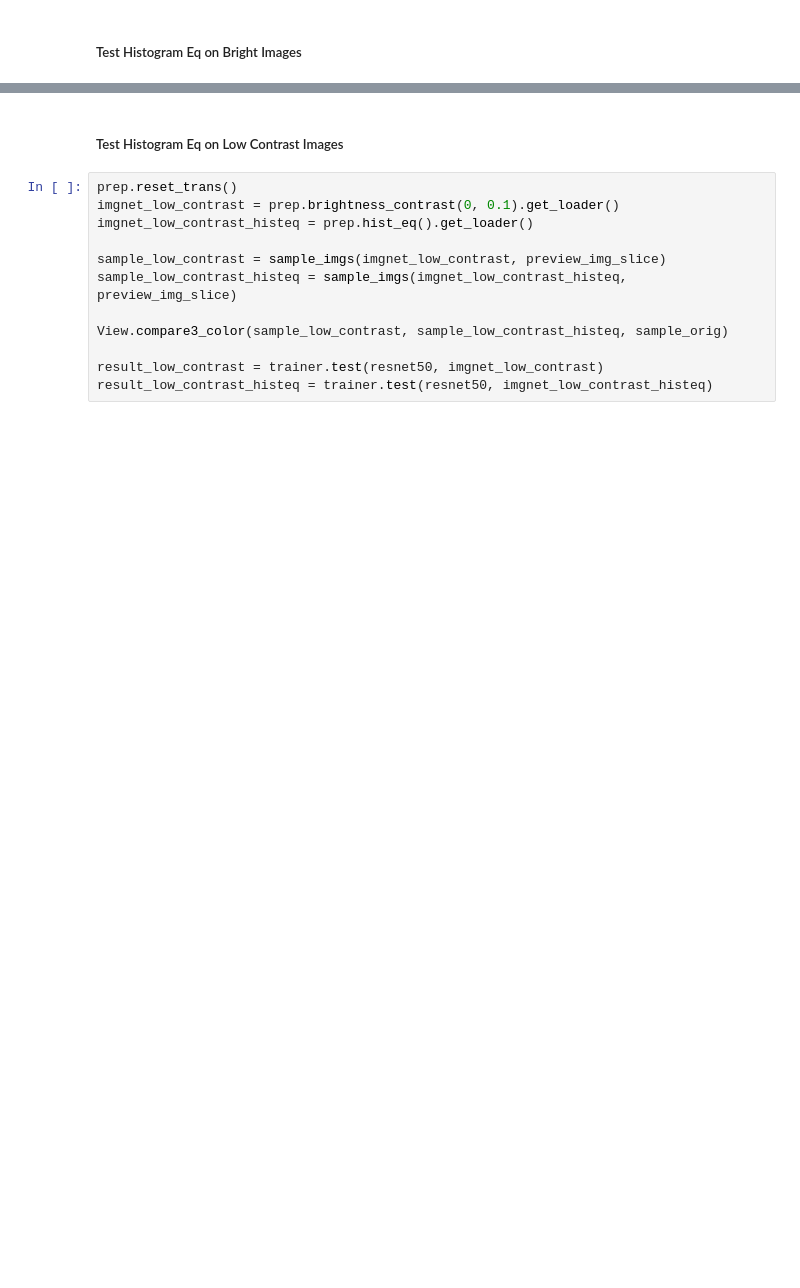
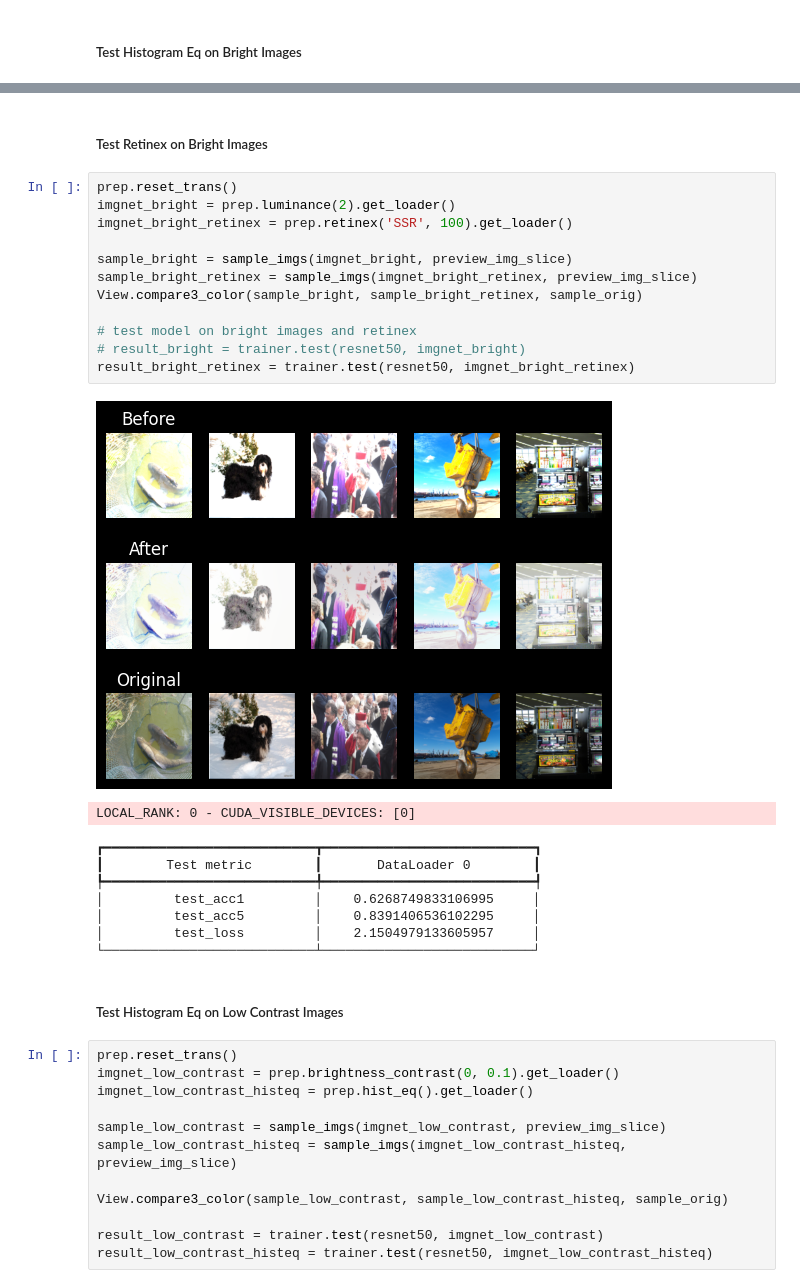
Before and after one commit to jjsuperpower/FIND, a Jupyter notebook: test_model.ipynb, the cells around one changed output, grey strips where cells are left out. Drawn from its saved outputs; the diff is of its cells as text; blank space fills up the shorter version.

```diff
--- a/test_model.ipynb
+++ b/test_model.ipynb
@@ -72,3 +147,27 @@ result_bright_histeq = trainer.test(resnet50, imgnet_bright_histeq)
+# %% [markdown]
+##### Test Retinex on Bright Images
+# %%
+prep.reset_trans()
+imgnet_bright = prep.luminance(2).get_loader()
+imgnet_bright_retinex = prep.retinex('SSR', 100).get_loader()
+
+sample_bright = sample_imgs(imgnet_bright, preview_img_slice)
+sample_bright_retinex = sample_imgs(imgnet_bright_retinex, preview_img_slice)
+View.compare3_color(sample_bright, sample_bright_retinex, sample_orig)
+
+# test model on bright images and retinex
+# result_bright = trainer.test(resnet50, imgnet_bright)
+result_bright_retinex = trainer.test(resnet50, imgnet_bright_retinex)
+# %% [output]
+[figure, added]
+LOCAL_RANK: 0 - CUDA_VISIBLE_DEVICES: [0]
+┏━━━━━━━━━━━━━━━━━━━━━━━━━━━┳━━━━━━━━━━━━━━━━━━━━━━━━━━━┓
+┃        Test metric        ┃       DataLoader 0        ┃
+┡━━━━━━━━━━━━━━━━━━━━━━━━━━━╇━━━━━━━━━━━━━━━━━━━━━━━━━━━┩
+│         test_acc1         │    0.6268749833106995     │
+│         test_acc5         │    0.8391406536102295     │
+│         test_loss         │    2.1504979133605957     │
+└───────────────────────────┴───────────────────────────┘
 # %% [markdown]
 ##### Test Histogram Eq on Low Contrast Images
 # %%
```
Also changed, not shown: parts of 10 cells of this notebook, 3 other files.
